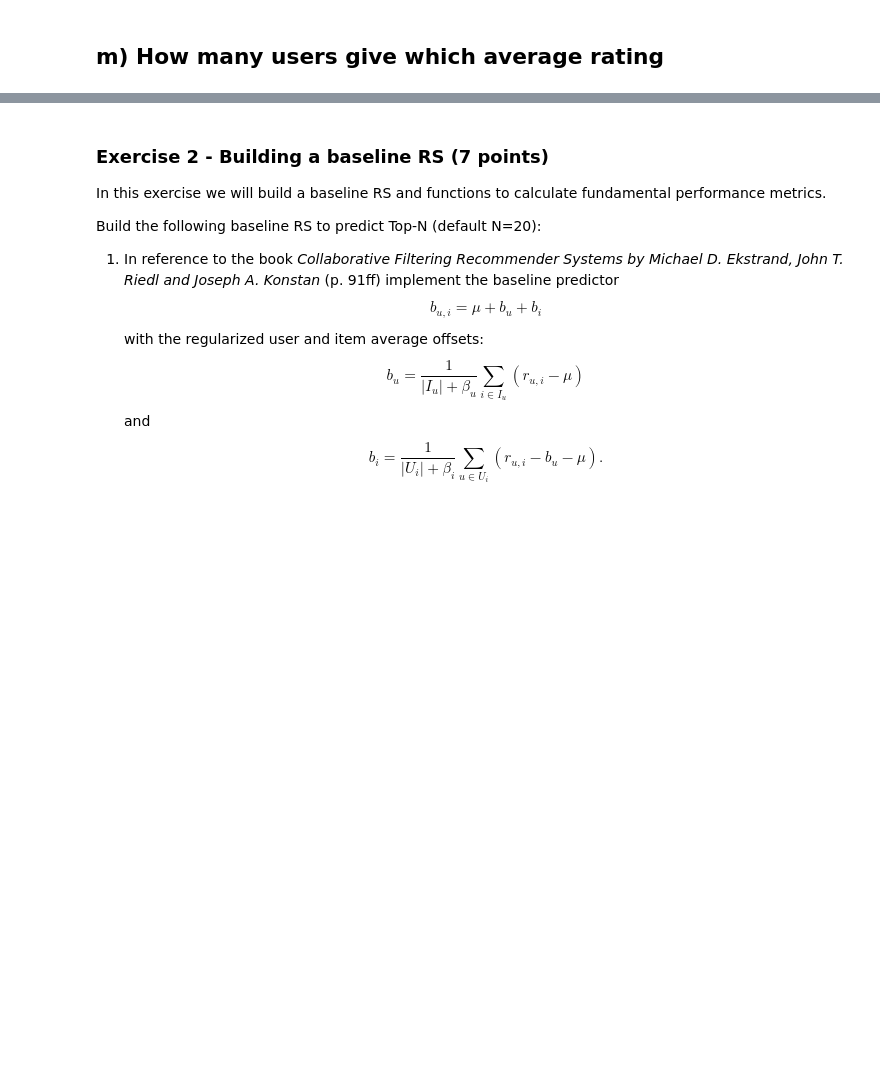
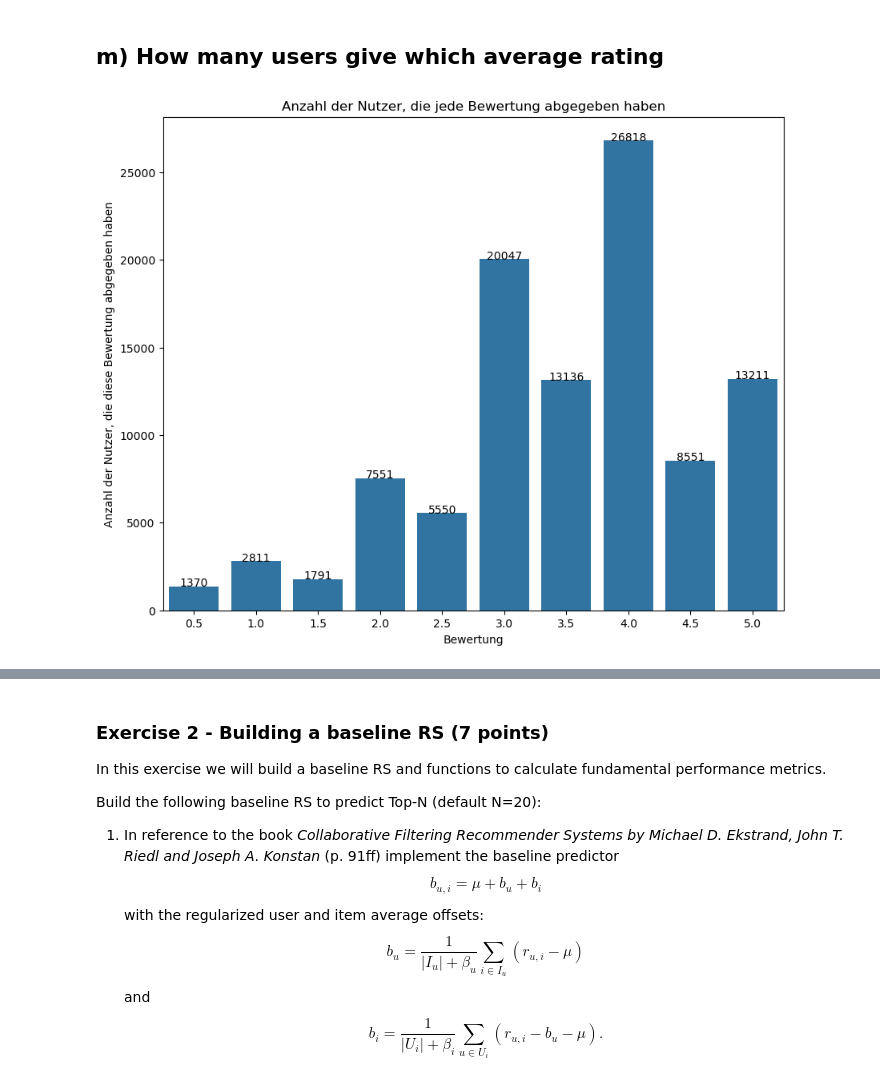
Before and after one commit to Tschoppsilas/RSY, a Jupyter notebook: RSY_MiniChallenge_FS25.ipynb, the cells around one changed output, grey strips where cells are left out. Saved outputs shown, nothing was run; the diff lists cells and outputs as text; code cells hidden in the pictures; blank space fills up the shorter version.

```diff
--- a/RSY_MiniChallenge_FS25.ipynb
+++ b/RSY_MiniChallenge_FS25.ipynb
@@ -522,3 +522,23 @@ plt.show()
 [figure]
 # %% [markdown]
 ## m) How many users give which average rating
+# %%
+# Berechne die Anzahl der einzigartigen Nutzer für jede Bewertung
+avg_rating_sum_user = ratings.groupby("rating")['userId'].count().reset_index()
+
+# Erstelle das Balkendiagramm
+plt.figure(figsize=(10,8))
+sns.barplot(x=avg_rating_sum_user['rating'], y=avg_rating_sum_user['userId'])
+
+# Achsen und Titel anpassen
+plt.xlabel("Bewertung")
+plt.ylabel("Anzahl der Nutzer, die diese Bewertung abgegeben haben")
+plt.title("Anzahl der Nutzer, die jede Bewertung abgegeben haben")
+
+# Werte über die Balken schreiben (i = index pos auf x Achse, v = value pos auf y Achse)
+for i, v in enumerate(avg_rating_sum_user['userId']):
+    plt.text(i, v + 0.5, f"{v:.0f}", ha='center', fontsize=10)
+
+plt.show()
+# %% [output]
+[figure, added]
```
Also changed, not shown: parts of 3 cells of this notebook.
